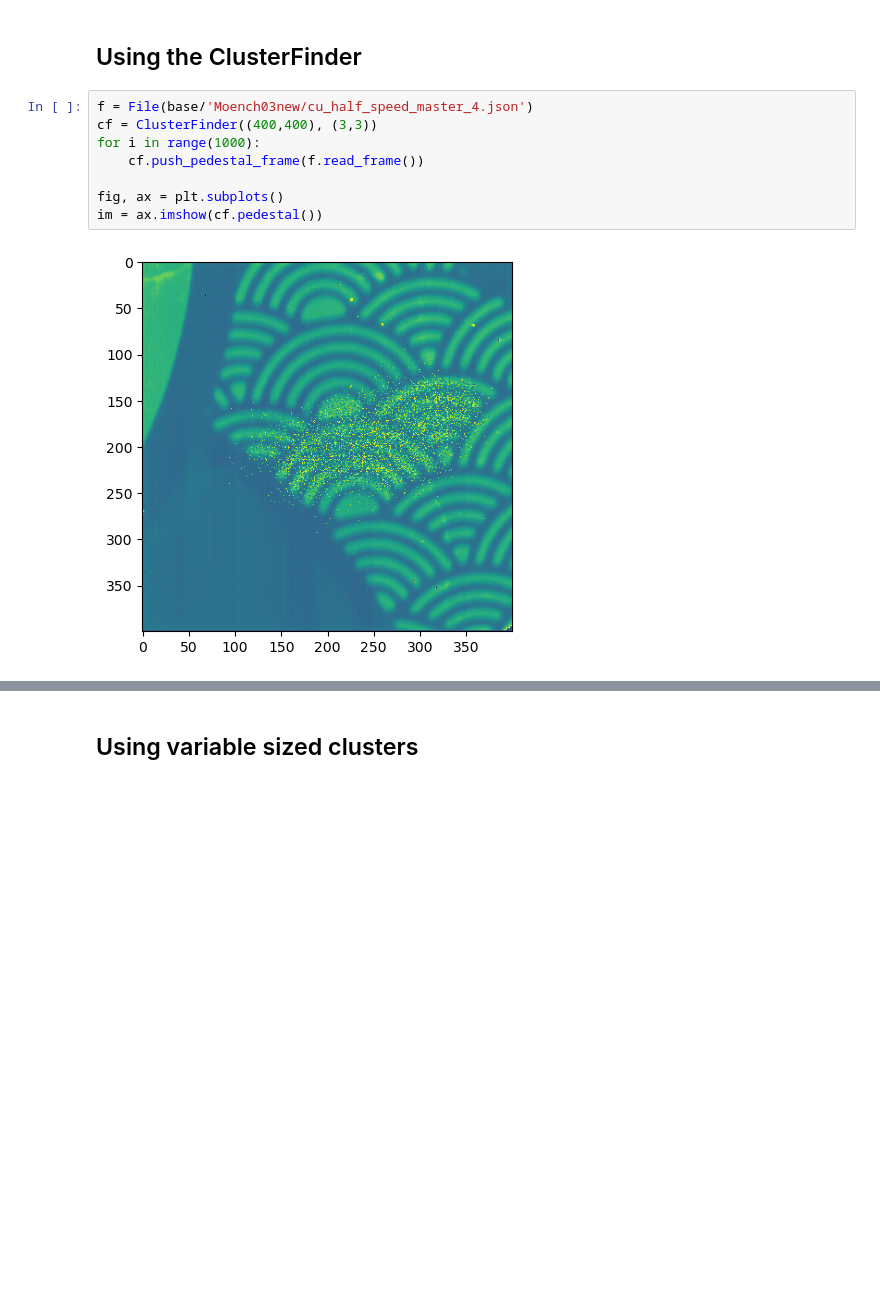
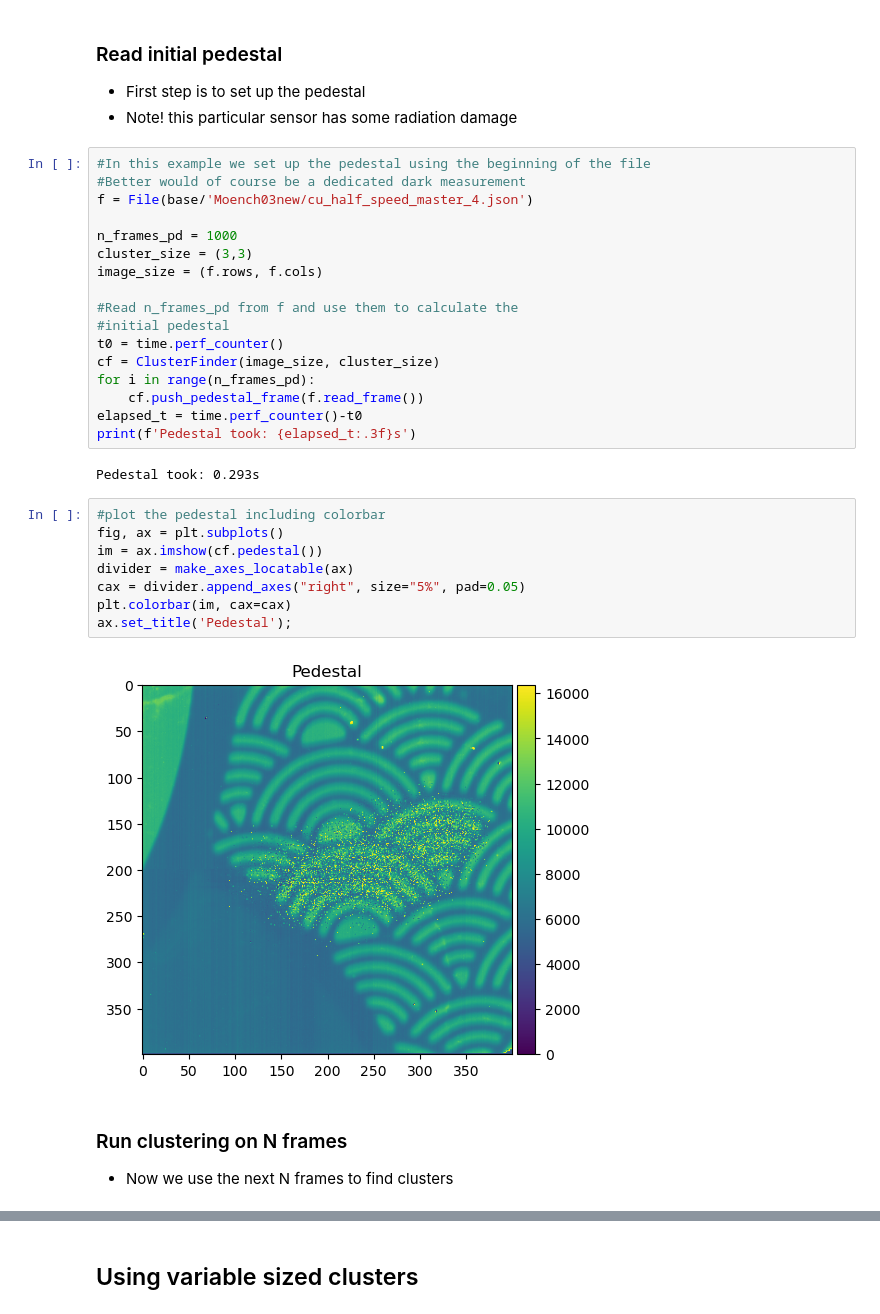
Before and after one commit to slsdetectorgroup/aare-notebooks, a Jupyter notebook: 02-ClusterFinder.ipynb, the cells around one changed output, grey strips where cells are left out. Cells and saved outputs as stored; diff of their text form; blank space fills up the shorter version.

```diff
--- a/02-ClusterFinder.ipynb
+++ b/02-ClusterFinder.ipynb
@@ -13,15 +18,41 @@ from aare import File, ClusterFinder, VarClusterFinder
 
 base = Path('/mnt/sls_det_storage/matterhorn_data/aare_test_data/')
 # %% [markdown]
-## Using the ClusterFinder
+### Read initial pedestal
+
+- First step is to set up the pedestal
+- Note! this particular sensor has some radiation damage
 # %%
+#In this example we set up the pedestal using the beginning of the file
+#Better would of course be a dedicated dark measurement
 f = File(base/'Moench03new/cu_half_speed_master_4.json')
-cf = ClusterFinder((400,400), (3,3))
-for i in range(1000):
+
+n_frames_pd = 1000
+cluster_size = (3,3)
+image_size = (f.rows, f.cols)
+
+#Read n_frames_pd from f and use them to calculate the
+#initial pedestal
+t0 = time.perf_counter()
+cf = ClusterFinder(image_size, cluster_size)
+for i in range(n_frames_pd):
     cf.push_pedestal_frame(f.read_frame())
-
-fig, ax = plt.subplots()
-im = ax.imshow(cf.pedestal())
+elapsed_t = time.perf_counter()-t0
+print(f'Pedestal took: {elapsed_t:.3f}s')
 # %% [output]
-[figure, removed]
+Pedestal took: 0.293s
+# %%
+#plot the pedestal including colorbar
+fig, ax = plt.subplots()
+im = ax.imshow(cf.pedestal())
+divider = make_axes_locatable(ax)
+cax = divider.append_axes("right", size="5%", pad=0.05)
+plt.colorbar(im, cax=cax)
+ax.set_title('Pedestal');
+# %% [output]
+[figure, added]
+# %% [markdown]
+### Run clustering on N frames
+
+- Now we use the next N frames to find clusters
 # %%
```
Also changed, not shown: parts of 12 cells of this notebook, 3 other files.
